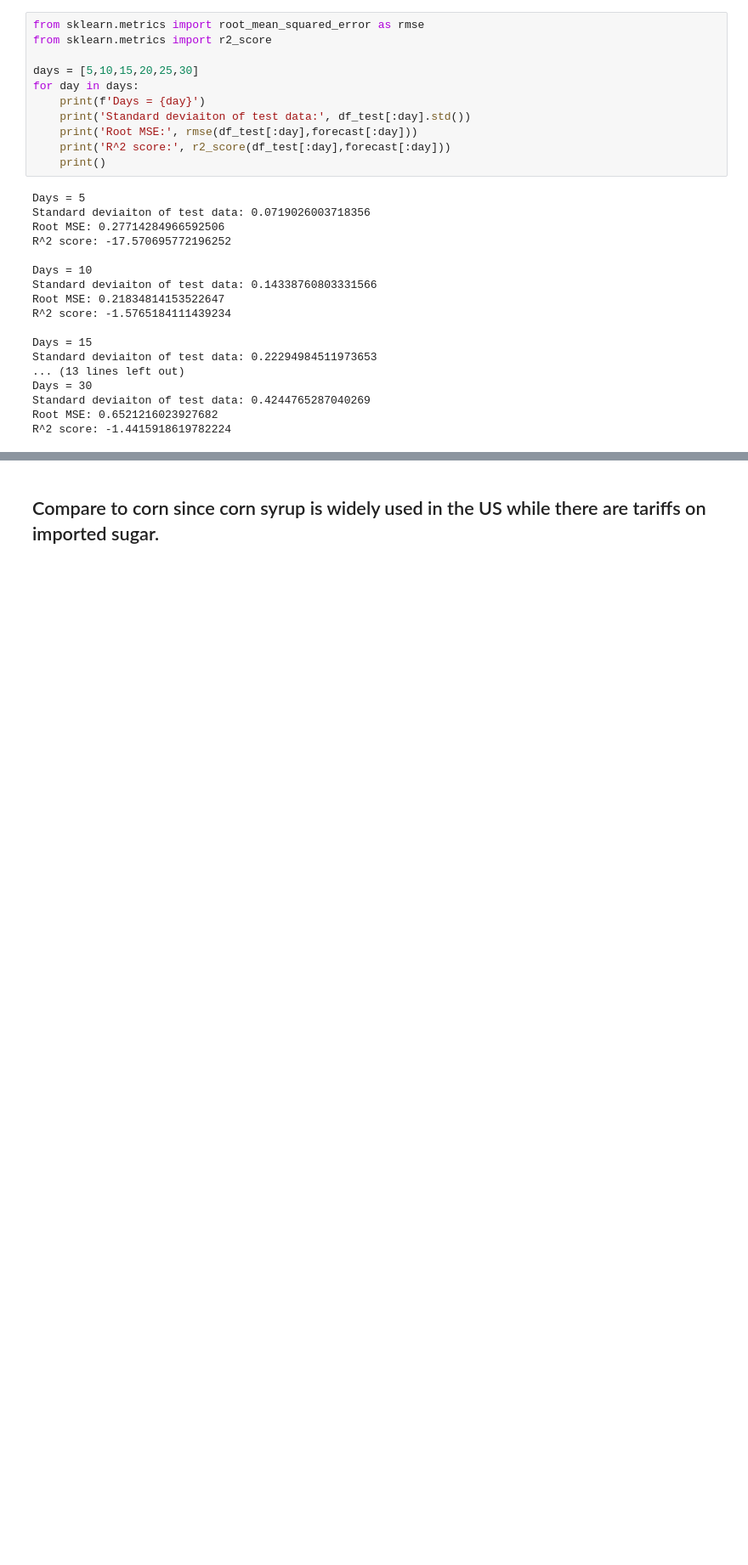
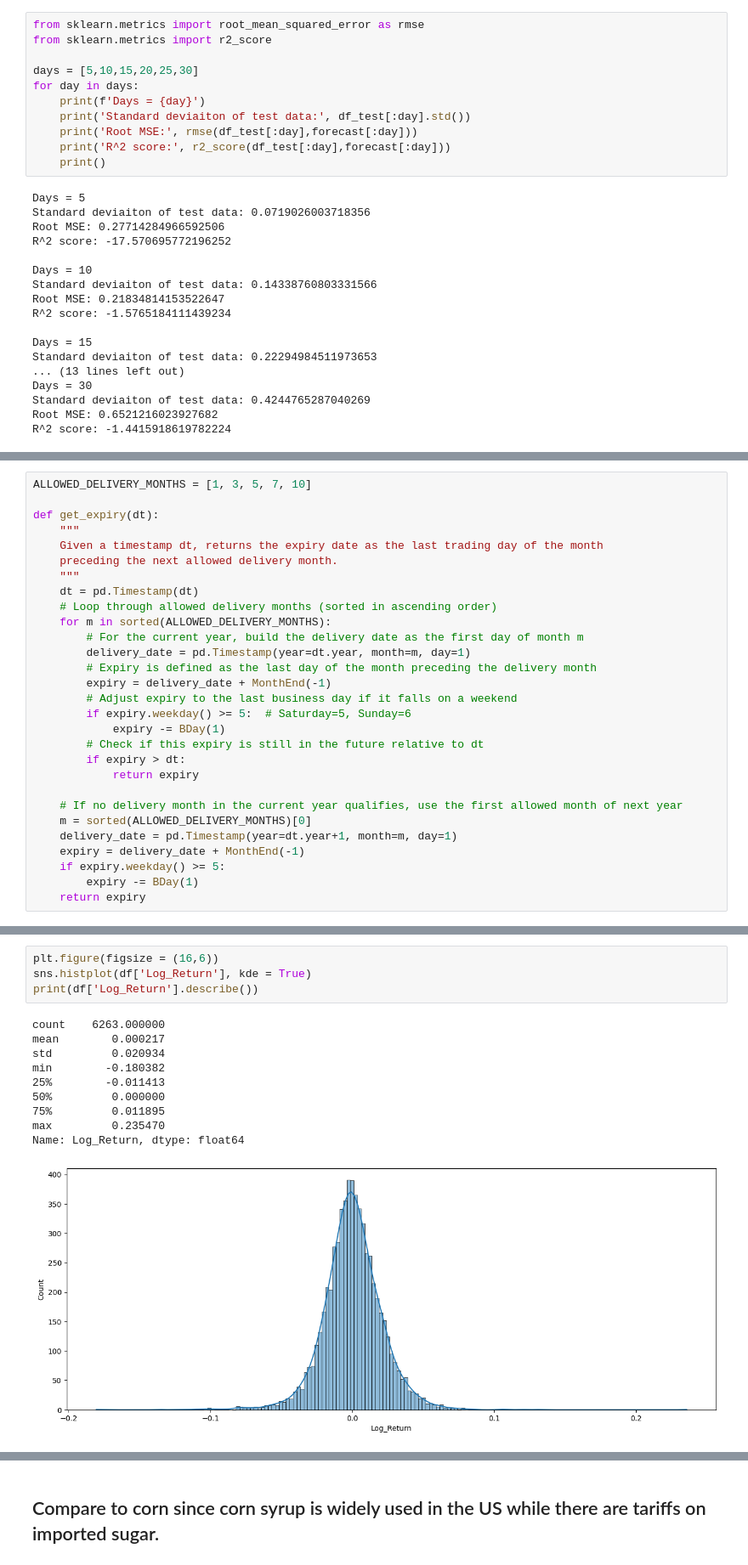
Before and after one commit to TianhaoW/ErdosAgriDerivPredict, a Jupyter notebook: notebooks/sugar_EDA.ipynb, the cells around one changed output, grey strips where cells are left out. Shown at 85% size. Cells and saved outputs as stored; diff of their text form; blank space fills up the shorter version.

```diff
--- a/notebooks/sugar_EDA.ipynb
+++ b/notebooks/sugar_EDA.ipynb
@@ -244,0 +279,29 @@ R^2 score: -1.4415918619782224
+# %%
+ALLOWED_DELIVERY_MONTHS = [1, 3, 5, 7, 10]
+
+def get_expiry(dt):
+    """
+    Given a timestamp dt, returns the expiry date as the last trading day of the month
+    preceding the next allowed delivery month.
+    """
+    dt = pd.Timestamp(dt)
+    # Loop through allowed delivery months (sorted in ascending order)
+    for m in sorted(ALLOWED_DELIVERY_MONTHS):
+        # For the current year, build the delivery date as the first day of month m
+        delivery_date = pd.Timestamp(year=dt.year, month=m, day=1)
+        # Expiry is defined as the last day of the month preceding the delivery month
+        expiry = delivery_date + MonthEnd(-1)
+        # Adjust expiry to the last business day if it falls on a weekend
+        if expiry.weekday() >= 5:  # Saturday=5, Sunday=6
+            expiry -= BDay(1)
+        # Check if this expiry is still in the future relative to dt
+        if expiry > dt:
+            return expiry
+
+    # If no delivery month in the current year qualifies, use the first allowed month of next year
+    m = sorted(ALLOWED_DELIVERY_MONTHS)[0]
+    delivery_date = pd.Timestamp(year=dt.year+1, month=m, day=1)
+    expiry = delivery_date + MonthEnd(-1)
+    if expiry.weekday() >= 5:
+        expiry -= BDay(1)
+    return expiry
@@ -244,0 +424,15 @@ R^2 score: -1.4415918619782224
+# %%
+plt.figure(figsize = (16,6))
+sns.histplot(df['Log_Return'], kde = True)
+print(df['Log_Return'].describe())
+# %% [output]
+count    6263.000000
+mean        0.000217
+std         0.020934
+min        -0.180382
+25%        -0.011413
+50%         0.000000
+75%         0.011895
+max         0.235470
+Name: Log_Return, dtype: float64
+[figure, added]
```
Also changed, not shown: parts of 14 cells of this notebook.
